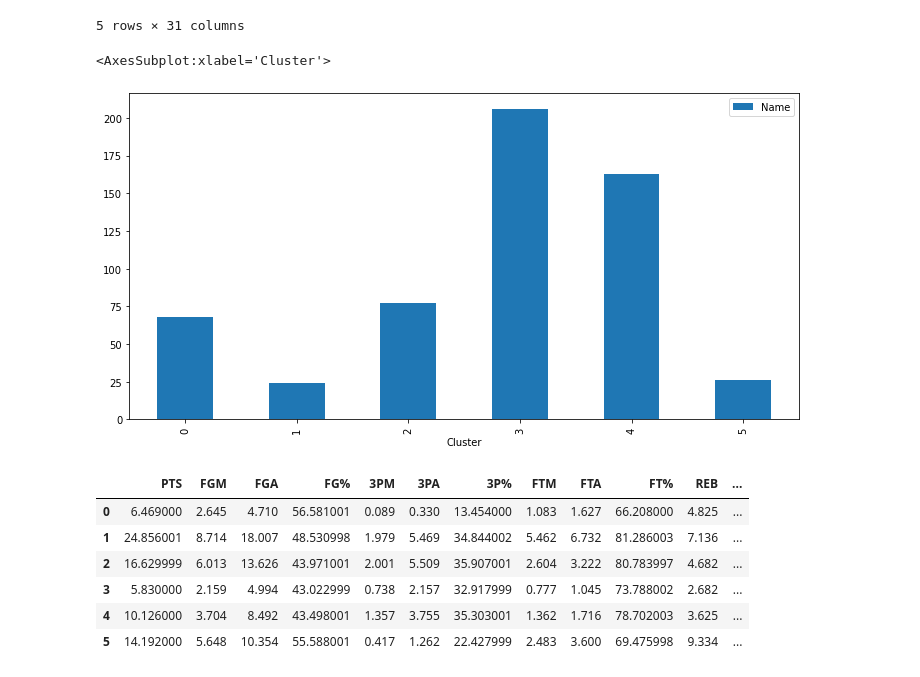
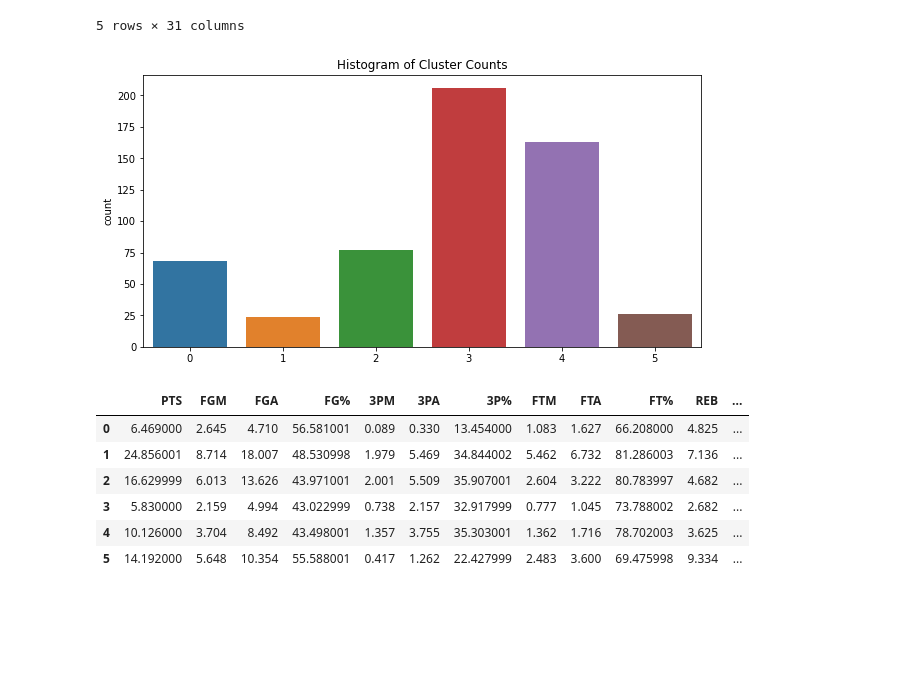
Before and after one commit to tomekmatuszewski/NBA_players_clustering, a Jupyter notebook: notebooks/read_postgres.ipynb, the cells around one changed output. Saved outputs shown, nothing was run; the diff lists cells and outputs as text; code cells hidden in the pictures; blank space fills up the shorter version.

```diff
--- a/notebooks/read_postgres.ipynb
+++ b/notebooks/read_postgres.ipynb
@@ -220,12 +216,3 @@ reduced_df.head()
 | 3 | Abdel Nader | 352.5 | 3.0 | 47.0 | 13.22 | 5.00 | 1.78 | 4.05 | 42.950001 | 0.68 | ... | ... |
 | 4 | Al Horford | 112.8 | 5.0 | 58.0 | 29.50 | 12.56 | 5.06 | 10.64 | 47.480000 | 1.44 | ... | ... |
 5 rows × 31 columns
-# %%
-import seaborn as sns
-
-cluster_counts = reduced_df.groupby('Cluster').count()
-cluster_labels = cluster_counts[["Name"]]
-cluster_labels.plot.bar()
-# %% [output]
-<AxesSubplot:xlabel='Cluster'>
-[figure, removed]
@@ -232,3 +222,11 @@ cluster_labels.plot.bar()
+# %%
+ax=plt.subplots(figsize=(10,5))
+ax=sns.countplot(cluster_labels)
+title="Histogram of Cluster Counts"
+ax.set_title(title, fontsize=12)
+plt.show()
+# %% [output]
+[figure, added]
 # %%
 averages_df = reduced_df.groupby('Cluster').mean()
 averages_df = averages_df.reset_index(drop=False)
```
Also changed, not shown: parts of 31 cells of this notebook.
